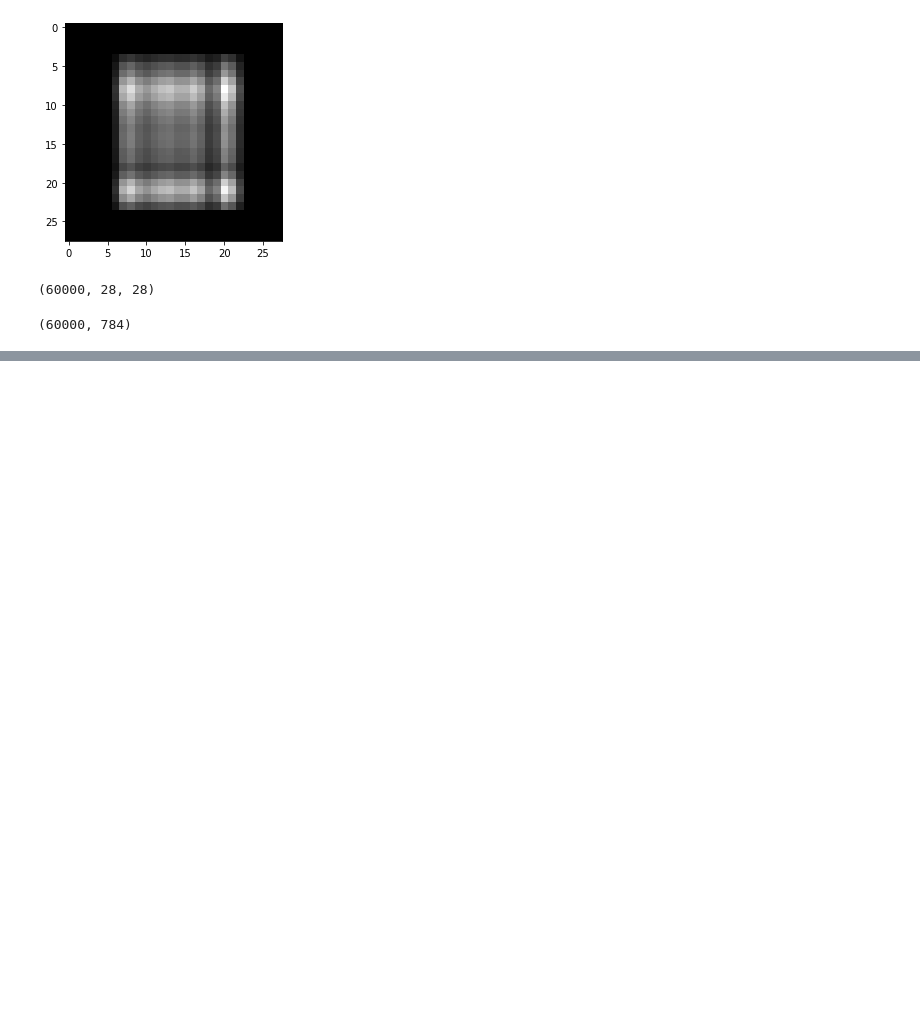
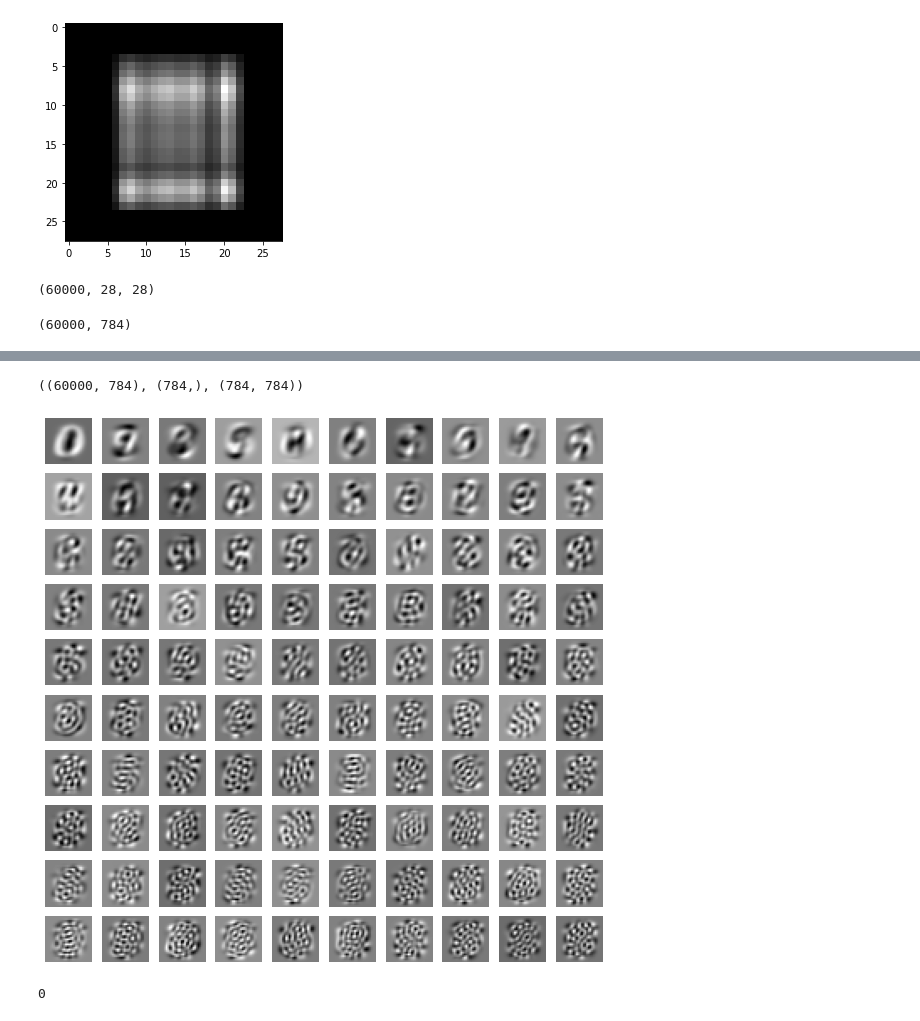
Before and after one commit to Mengxue12/Maching_Learning, a Jupyter notebook: lab02/ml02-exercise.ipynb, the cells around one changed output, grey strips where cells are left out. Drawn from its saved outputs; the diff is of its cells as text; code cells hidden in the pictures; blank space fills up the shorter version.

```diff
--- a/lab02/ml02-exercise.ipynb
+++ b/lab02/ml02-exercise.ipynb
@@ -92,0 +101,5 @@ print(X.shape)
+# %%
+cX = X - mean_num
+# %%
+%%time
+U, d, Vt = svd(cX, full_matrices=False)
@@ -92,0 +109,16 @@ print(X.shape)
+# %%
+U.shape, d.shape, Vt.shape
+# %% [output]
+((60000, 784), (784,), (784, 784))
+# %%
+plt.figure(figsize=(10, 10))
+for i in range(10*10):
+    plt.subplot(10,10,i+1)
+    plt.imshow(Vt[i,:].reshape(h,w), cmap=plt.cm.gray)
+    plt.axis('off')
+# %% [output]
+[figure, added]
+# %%
+train_y[1]
+# %% [output]
+0
```
Also changed, not shown: parts of 5 cells of this notebook.
